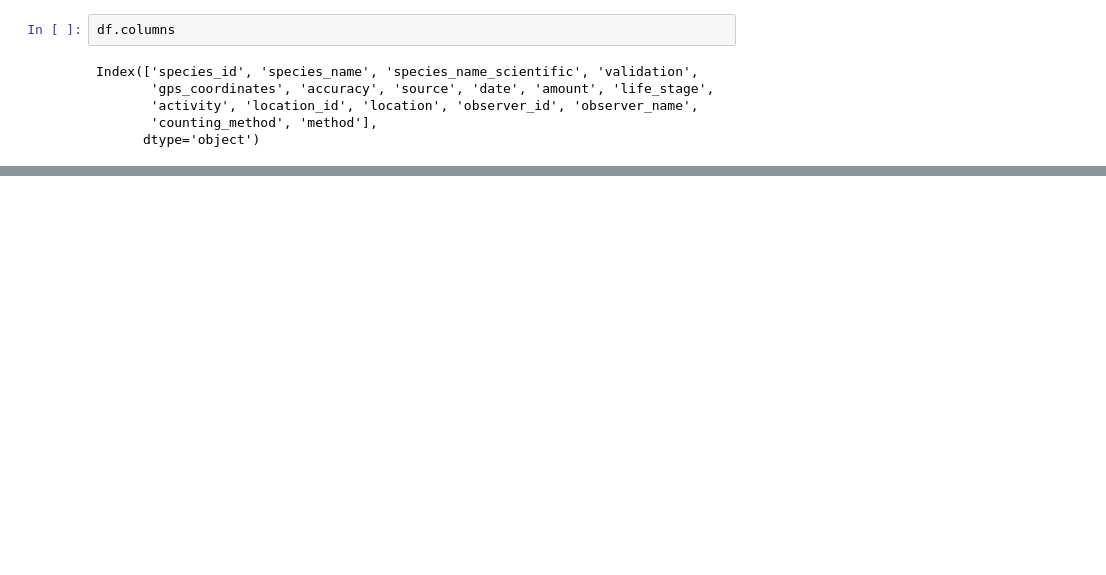
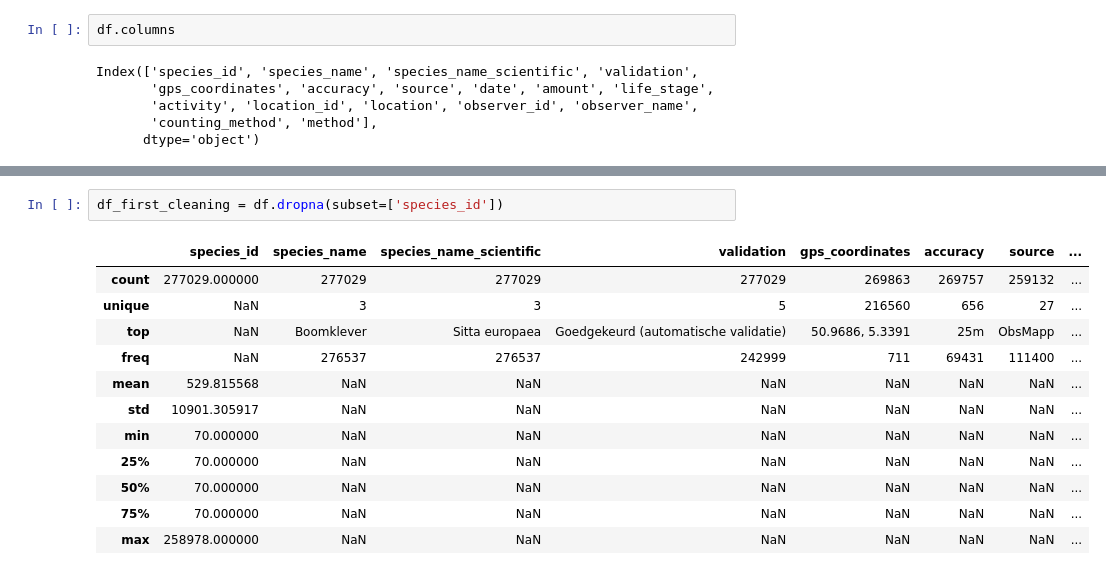
Before and after one commit to AnnelyseBe/syntra_eindwerk_birds, a Jupyter notebook: 1_scraping/2b_exploring_observation_details.ipynb, the cells around one changed output, grey strips where cells are left out. Drawn from its saved outputs; the diff is of its cells as text; blank space fills up the shorter version.

```diff
--- a/1_scraping/2b_exploring_observation_details.ipynb
+++ b/1_scraping/2b_exploring_observation_details.ipynb
@@ -115,0 +136,15 @@ dtype: int64
+# %%
+df_first_cleaning = df.dropna(subset=['species_id'])
+# %% [output]
+|  | species_id | species_name | species_name_scientific | validation | gps_coordinates | accuracy | source | ... |
+| count | 277029.000000 | 277029 | 277029 | 277029 | 269863 | 269757 | 259132 | ... |
+| unique | NaN | 3 | 3 | 5 | 216560 | 656 | 27 | ... |
+| top | NaN | Boomklever | Sitta europaea | Goedgekeurd (automatische validatie) | 50.9686, 5.3391 | 25m | ObsMapp | ... |
+| freq | NaN | 276537 | 276537 | 242999 | 711 | 69431 | 111400 | ... |
+| mean | 529.815568 | NaN | NaN | NaN | NaN | NaN | NaN | ... |
+| std | 10901.305917 | NaN | NaN | NaN | NaN | NaN | NaN | ... |
+| min | 70.000000 | NaN | NaN | NaN | NaN | NaN | NaN | ... |
+| 25% | 70.000000 | NaN | NaN | NaN | NaN | NaN | NaN | ... |
+| 50% | 70.000000 | NaN | NaN | NaN | NaN | NaN | NaN | ... |
+| 75% | 70.000000 | NaN | NaN | NaN | NaN | NaN | NaN | ... |
+| max | 258978.000000 | NaN | NaN | NaN | NaN | NaN | NaN | ... |
```
Also changed, not shown: parts of 27 cells of this notebook, 8 other files.
